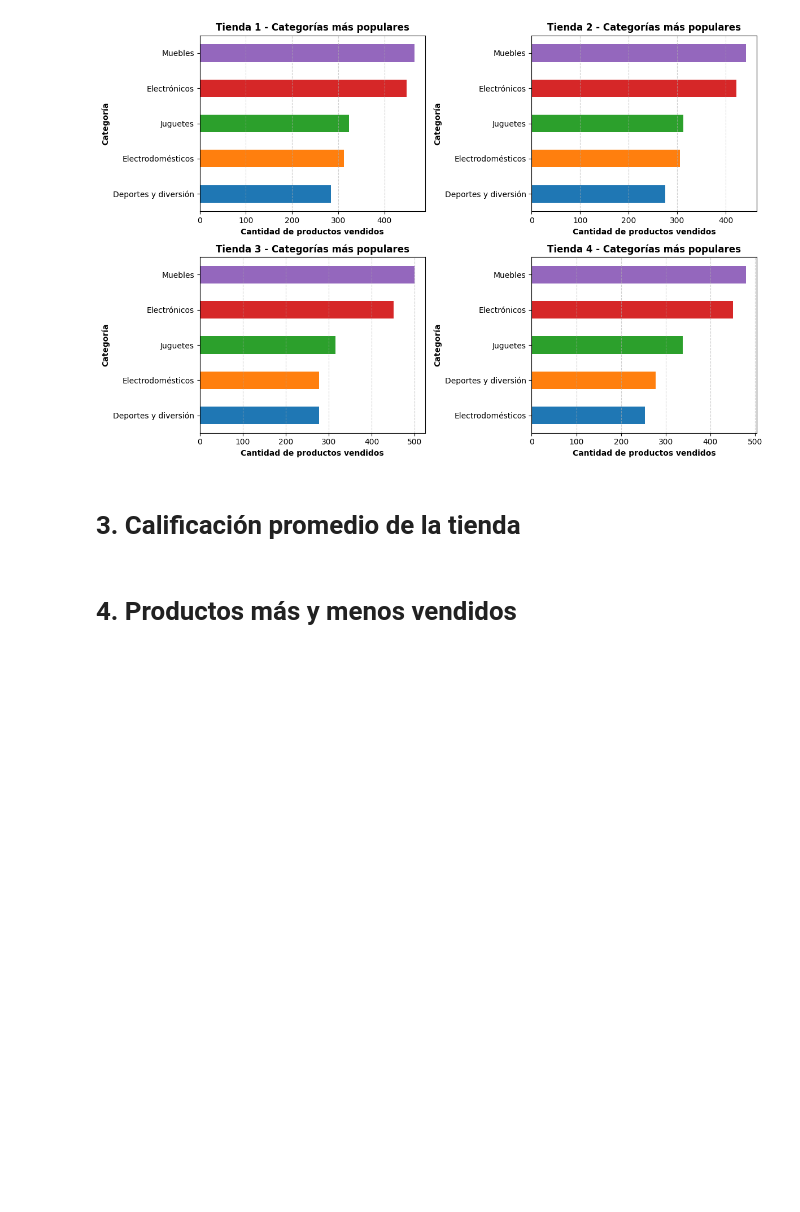
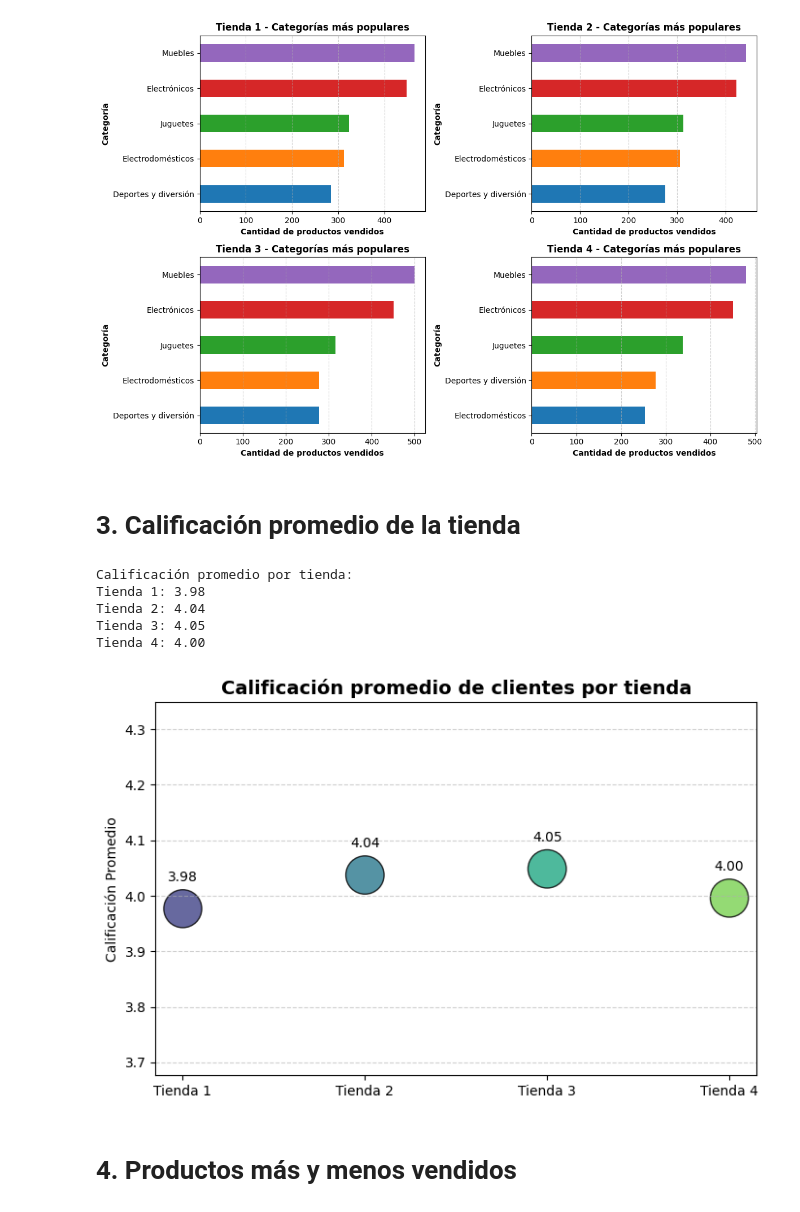
Before and after one commit to esteb4n14/challenge1-data-science-latam, a Jupyter notebook: AluraStoreLatam.ipynb, the cells around one changed output. Cells and saved outputs as stored; diff of their text form; code cells hidden in the pictures; blank space fills up the shorter version.

Commit message:
Valoración de cada tienda

```diff
--- a/AluraStoreLatam.ipynb
+++ b/AluraStoreLatam.ipynb
@@ -133,6 +133,52 @@ plt.show()
 [figure]
 # %% [markdown]
 # 3. Calificación promedio de la tienda
+# %%
+# Calificación promedio por tienda
+promedio_t1 = tienda['Calificación'].mean()
+promedio_t2 = tienda2['Calificación'].mean()
+promedio_t3 = tienda3['Calificación'].mean()
+promedio_t4 = tienda4['Calificación'].mean()
+
+print("Calificación promedio por tienda:")
+print(f"Tienda 1: {promedio_t1:.2f}")
+print(f"Tienda 2: {promedio_t2:.2f}")
+print(f"Tienda 3: {promedio_t3:.2f}")
+print(f"Tienda 4: {promedio_t4:.2f}")
+# %% [output]
+Calificación promedio por tienda:
+Tienda 1: 3.98
+Tienda 2: 4.04
+Tienda 3: 4.05
+Tienda 4: 4.00
+# %%
+import matplotlib.pyplot as plt
+
+# Gráfico de las tiendas mejor calificadas
+nombres_tiendas = ["Tienda 1", "Tienda 2", "Tienda 3", "Tienda 4"]
+promedios = [
+    tienda['Calificación'].mean(),
+    tienda2['Calificación'].mean(),
+    tienda3['Calificación'].mean(),
+    tienda4['Calificación'].mean()
+]
+
+plt.figure(figsize=(8, 5))
+colores = plt.cm.viridis([0.2, 0.4, 0.6, 0.8])
+tamaños = [p * 200 for p in promedios]
+
+plt.scatter(nombres_tiendas, promedios, s=tamaños, c=colores, alpha=0.8, edgecolors="black")
+
+for i, valor in enumerate(promedios):
+    plt.text(nombres_tiendas[i], valor + 0.05, f"{valor:.2f}", ha='center', fontsize=10)
+
+plt.title("Calificación promedio de clientes por tienda", fontsize=14, fontweight='bold')
+plt.ylabel("Calificación Promedio")
+plt.ylim(min(promedios) - 0.3, max(promedios) + 0.3)
+plt.grid(axis='y', linestyle='--', alpha=0.6)
+plt.show()
+# %% [output]
+[figure, added]
 # %% [markdown]
 # 4. Productos más y menos vendidos
 # %% [markdown]
```
